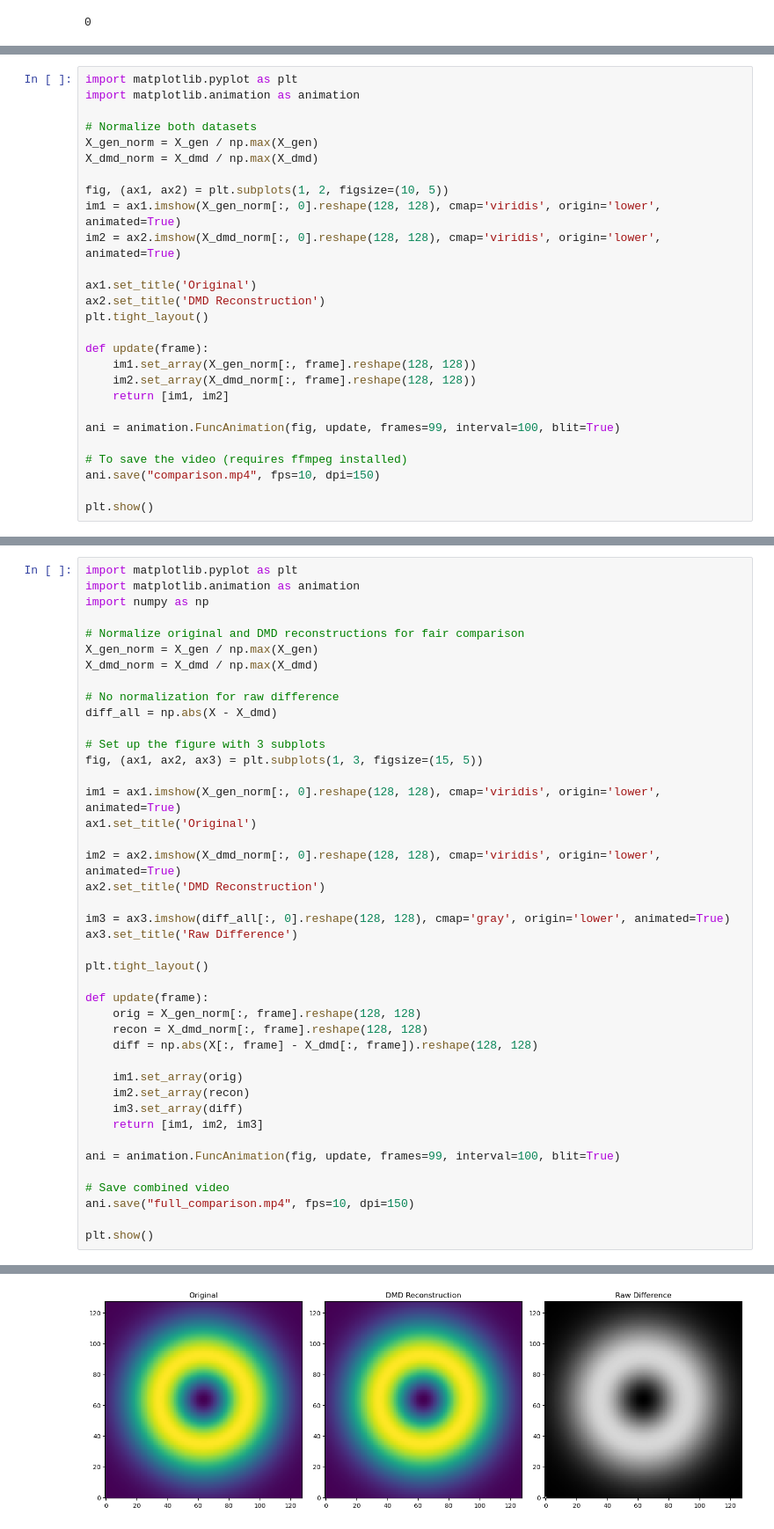
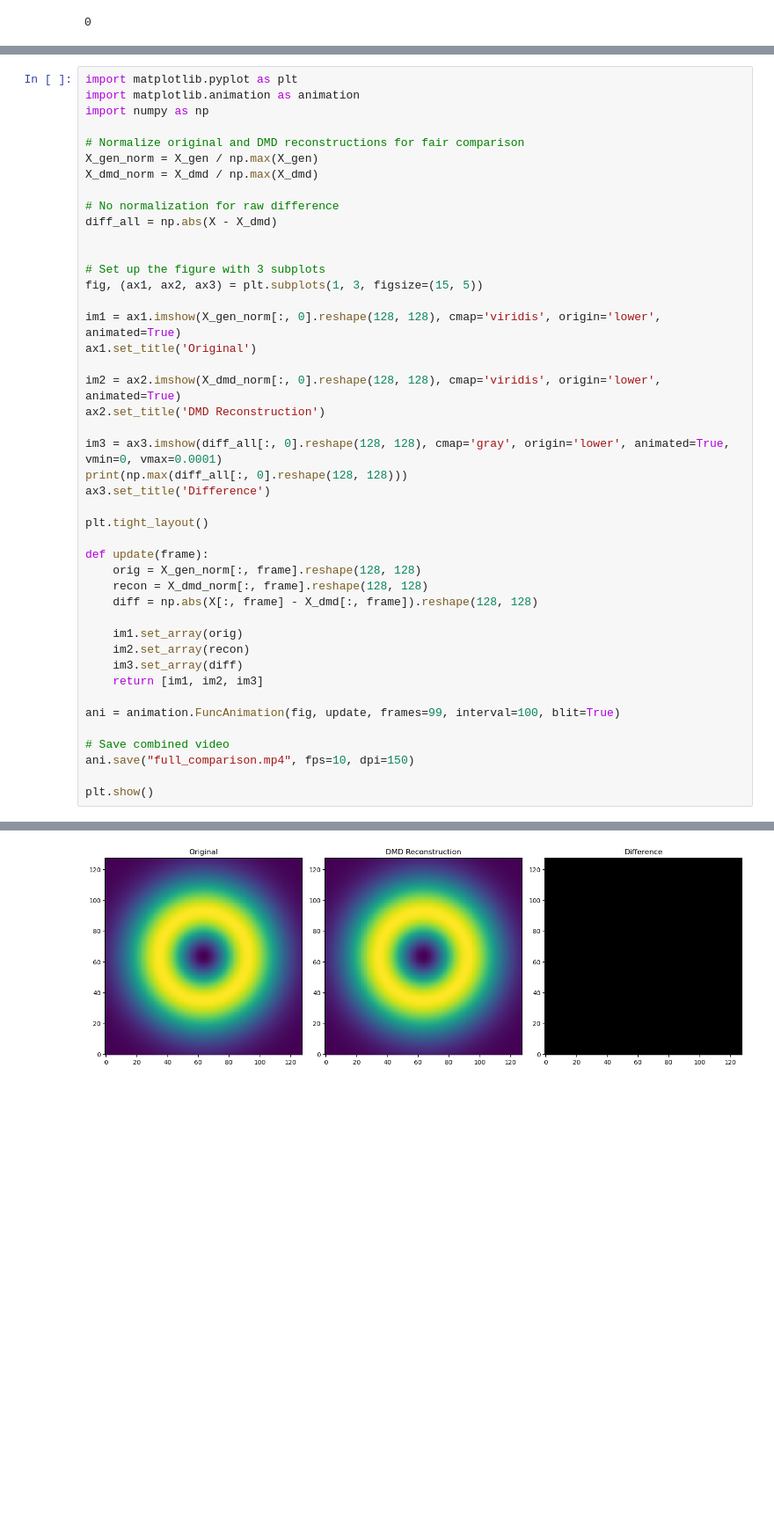
Before and after one commit to juanpulgarin/DMD_project, a Jupyter notebook: Running_Script.ipynb, the cells around one changed output, grey strips where cells are left out. Shown at 88% size. Saved outputs shown, nothing was run; the diff lists cells and outputs as text; blank space fills up the shorter version.

```diff
--- a/Running_Script.ipynb
+++ b/Running_Script.ipynb
@@ -1496,27 +1503,0 @@ plt.show()
-# %%
-import matplotlib.pyplot as plt
-import matplotlib.animation as animation
-
-# Normalize both datasets
-X_gen_norm = X_gen / np.max(X_gen)
-X_dmd_norm = X_dmd / np.max(X_dmd)
-
-fig, (ax1, ax2) = plt.subplots(1, 2, figsize=(10, 5))
-im1 = ax1.imshow(X_gen_norm[:, 0].reshape(128, 128), cmap='viridis', origin='lower', animated=True)
-im2 = ax2.imshow(X_dmd_norm[:, 0].reshape(128, 128), cmap='viridis', origin='lower', animated=True)
-
-ax1.set_title('Original')
-ax2.set_title('DMD Reconstruction')
-plt.tight_layout()
-
-def update(frame):
-    im1.set_array(X_gen_norm[:, frame].reshape(128, 128))
-    im2.set_array(X_dmd_norm[:, frame].reshape(128, 128))
-    return [im1, im2]
-
-ani = animation.FuncAnimation(fig, update, frames=99, interval=100, blit=True)
-
-# To save the video (requires ffmpeg installed)
-ani.save("comparison.mp4", fps=10, dpi=150)
-
-plt.show()
@@ -1564,6 +1513,7 @@ X_dmd_norm = X_dmd / np.max(X_dmd)
 # No normalization for raw difference
 diff_all = np.abs(X - X_dmd)
 
+
 # Set up the figure with 3 subplots
 fig, (ax1, ax2, ax3) = plt.subplots(1, 3, figsize=(15, 5))
 
@@ -1573,8 +1523,9 @@ ax1.set_title('Original')
 im2 = ax2.imshow(X_dmd_norm[:, 0].reshape(128, 128), cmap='viridis', origin='lower', animated=True)
 ax2.set_title('DMD Reconstruction')
 
-im3 = ax3.imshow(diff_all[:, 0].reshape(128, 128), cmap='gray', origin='lower', animated=True)
-ax3.set_title('Raw Difference')
+im3 = ax3.imshow(diff_all[:, 0].reshape(128, 128), cmap='gray', origin='lower', animated=True, vmin=0, vmax=0.0001)
+print(np.max(diff_all[:, 0].reshape(128, 128)))
+ax3.set_title('Difference')
 
 plt.tight_layout()
 
@@ -1598 +1550 @@ plt.show()
-[figure, old version]
+[figure, new version]
```
Also changed, not shown: parts of 5 cells of this notebook.
